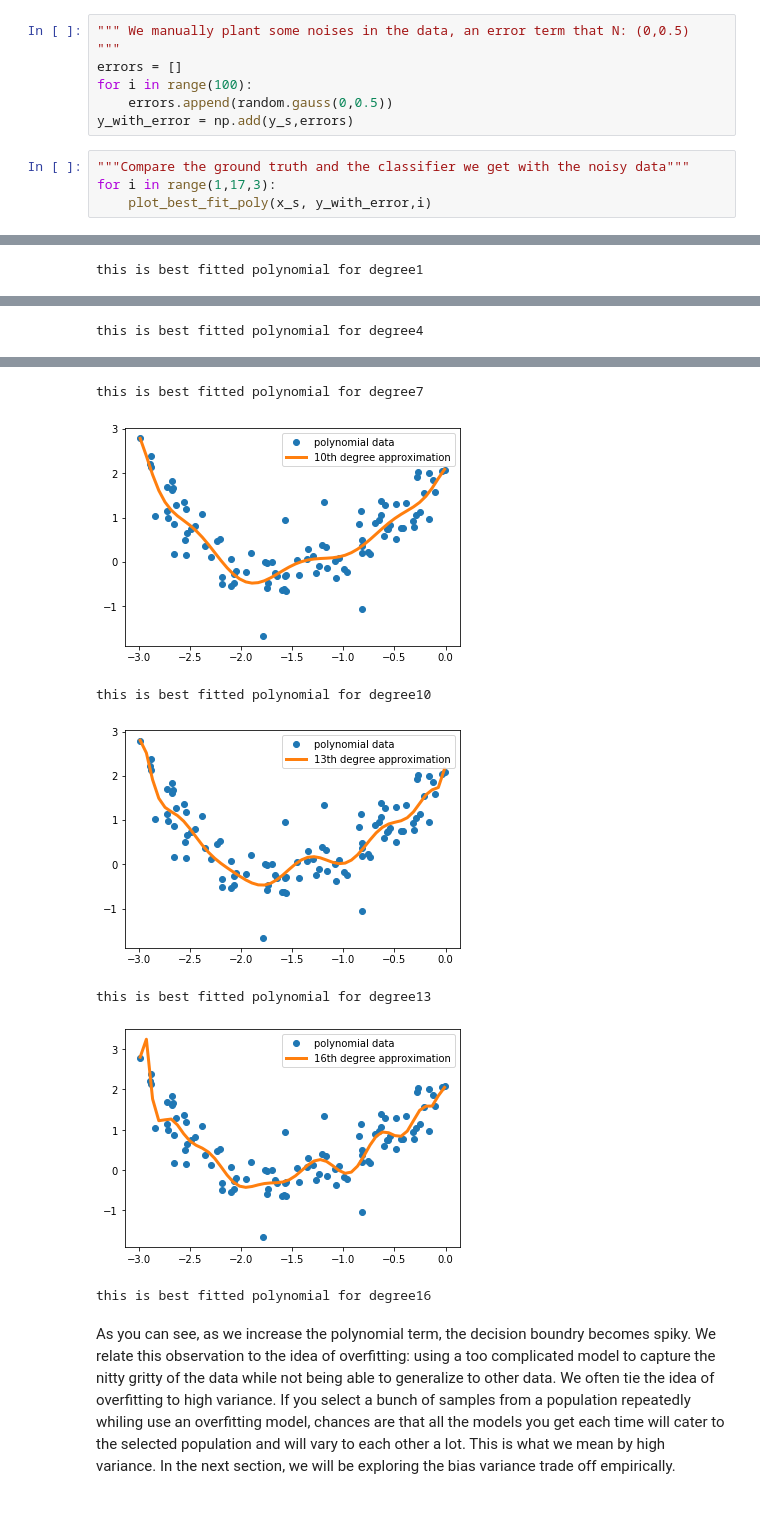
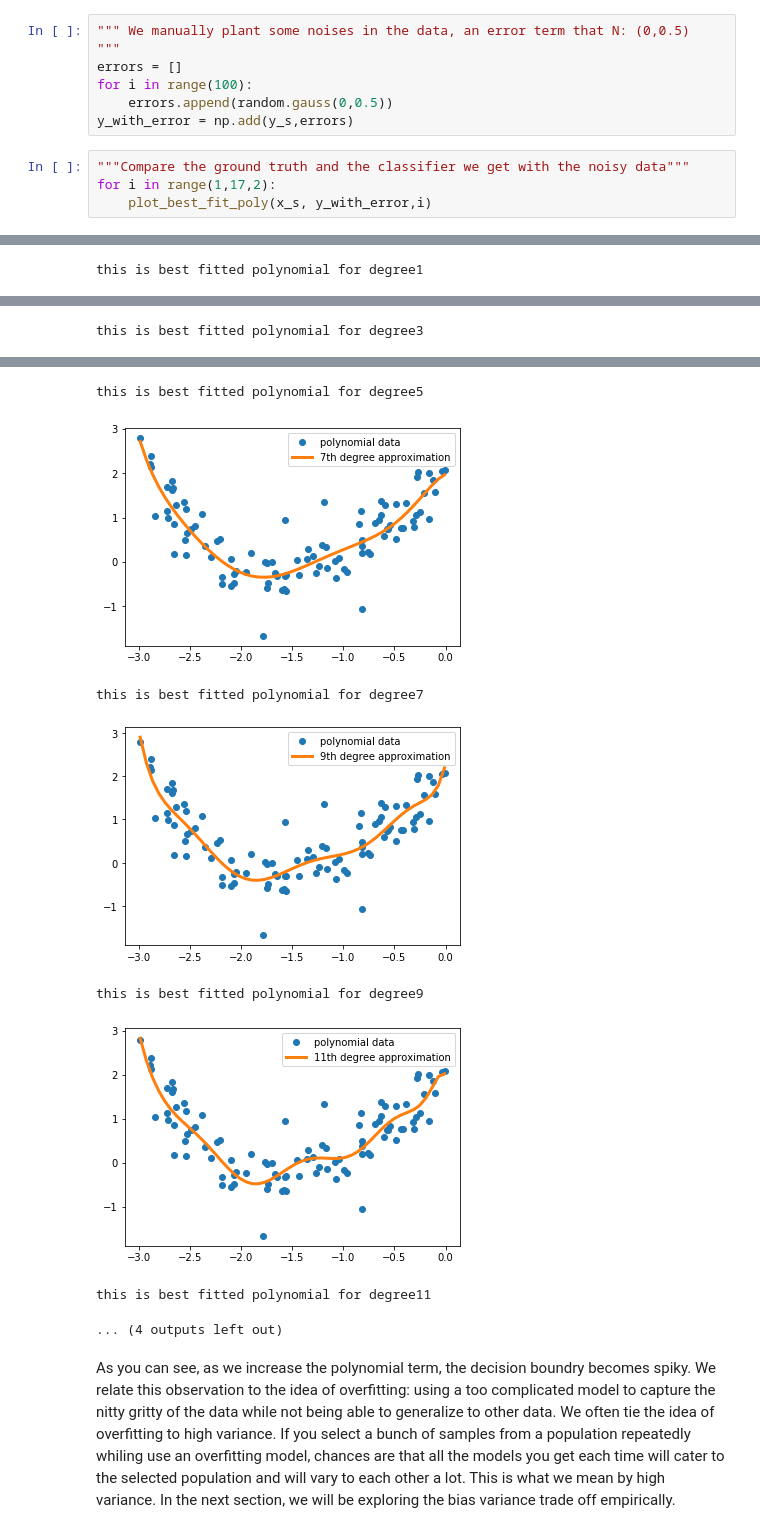
Before and after one commit to OscarXZQ/BaggingTutorial, a Jupyter notebook: Bagging_new_version.ipynb, the cells around one changed output, grey strips where cells are left out. Drawn from its saved outputs; the diff is of its cells as text.

```diff
--- a/Bagging_new_version.ipynb
+++ b/Bagging_new_version.ipynb
@@ -155,7 +155,7 @@ for i in range(100):
 y_with_error = np.add(y_s,errors)
 # %%
 """Compare the ground truth and the classifier we get with the noisy data"""
-for i in range(1,17,3):
+for i in range(1,17,2):
     plot_best_fit_poly(x_s, y_with_error,i)
 # %% [output]
 [figure]
@@ -164 +164 @@ this is best fitted polynomial for degree1
-this is best fitted polynomial for degree4
+this is best fitted polynomial for degree3
@@ -166,10 +166,11 @@ this is best fitted polynomial for degree4
-this is best fitted polynomial for degree7
+this is best fitted polynomial for degree5
-[figure, old version]
+[figure, new version]
-this is best fitted polynomial for degree10
+this is best fitted polynomial for degree7
-[figure, old version]
+[figure, new version]
-this is best fitted polynomial for degree13
+this is best fitted polynomial for degree9
-[figure, old version]
+[figure, new version]
-this is best fitted polynomial for degree16
+this is best fitted polynomial for degree11
+... (4 outputs left out)
 # %% [markdown]
 As you can see, as we increase the polynomial term, the decision boundry becomes spiky. We relate this observation to the idea of overfitting: using a too complicated model to capture the nitty gritty of the data while not being able to generalize to other data. We often tie the idea of overfitting to high variance. If you select a bunch of samples from a population repeatedly whiling use an overfitting model, chances are that all the models you get each time will cater to the selected population and will vary to each other a lot. This is what we mean by high variance. In the next section, we will be exploring the bias variance trade off empirically.
 # %% [markdown]
```
Also changed, not shown: parts of 1 cell of this notebook.
